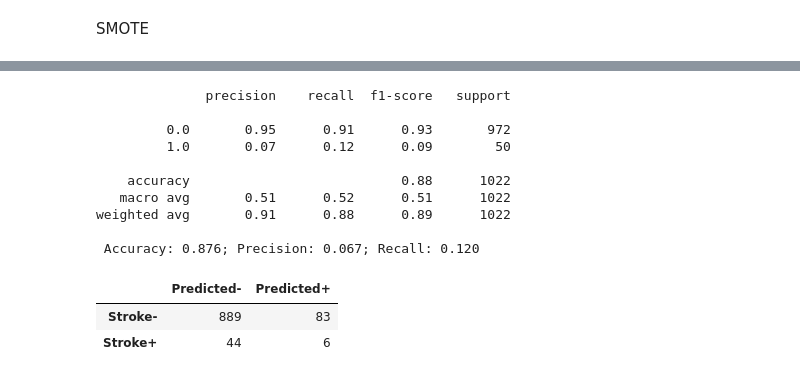
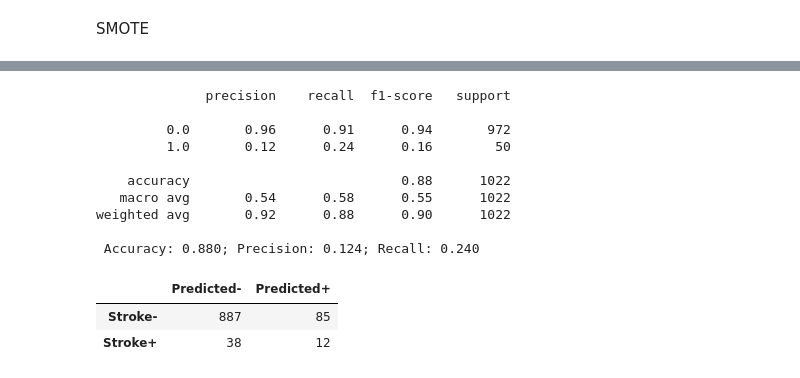
Before and after one commit to boborodono/San_Antonio_Machine_Learning_SAML, a Jupyter notebook: Corcoran/supervised_ML_models.ipynb, the cells around one changed output, grey strips where cells are left out. Cells and saved outputs as stored; diff of their text form; code cells hidden in the pictures.

```diff
--- a/Corcoran/supervised_ML_models.ipynb
+++ b/Corcoran/supervised_ML_models.ipynb
@@ -308,6 +311,6 @@ print(y_test.shape)
 scaler = StandardScaler()
 
 # Fit & transform
-scaler.fit(X_train)
-X_train_scaled = scaler.transform(X_train)
-X_test_scaled = scaler.transform(X_test)
+scaler.fit(X1_train)
+X1_train_scaled = scaler.transform(X1_train)
+X1_test_scaled = scaler.transform(X1_test)
@@ -324,28 +379,30 @@ Counter({0.0: 3888, 1.0: 3888})
 # %%
-# Create RandomForestClassifier instance
-rf_model = RandomForestClassifier(n_estimators=100, bootstrap=False, max_depth=13, min_samples_split=2, random_state=2)
+# Create RandomForestClassifier instances
+rf_model1 = RandomForestClassifier(n_estimators=100, bootstrap=False, max_depth=13, min_samples_split=2, random_state=2)
+rf_model2 = RandomForestClassifier(n_estimators=100, bootstrap=False, max_depth=13, min_samples_split=2, random_state=2)
 
-# Fit the model
-rf_model = rf_model.fit(X_train_resampled, y_train_resampled)
-
-# Evaluate the model
-y_pred1 = rf_model.predict(X_test_scaled)
-cm = confusion_matrix(y_test, y_pred1)
-cm_df = pd.DataFrame(cm, index=['Stroke-', 'Stroke+'], columns=['Predicted-', 'Predicted+'])
-print(classification_report(y_test, y_pred1))
-print(f' Accuracy: {accuracy_score(y_test, y_pred1):.3f}; Precision: {precision_score(y_test, y_pred1):.3f}; Recall: {recall_score(y_test, y_pred1):.3f}')
-cm_df
+# Fit the models
+rf_model1 = rf_model1.fit(X1_train_resampled, y1_train_resampled)
+rf_model2 = rf_model2.fit(X2_train_resampled, y2_train_resampled)
-# %% [output]
-              precision    recall  f1-score   support
-
-         0.0       0.95      0.91      0.93       972
-         1.0       0.07      0.12      0.09        50
-
-    accuracy                           0.88      1022
-   macro avg       0.51      0.52      0.51      1022
-weighted avg       0.91      0.88      0.89      1022
-
- Accuracy: 0.876; Precision: 0.067; Recall: 0.120
-|  | Predicted- | Predicted+ |
-| Stroke- | 889 | 83 |
-| Stroke+ | 44 | 6 |
+# %%
+# Evaluate rf_model1
+y1_pred1 = rf_model1.predict(X1_test_scaled)
+cm1 = confusion_matrix(y1_test, y1_pred1)
+cm1_df = pd.DataFrame(cm1, index=['Stroke-', 'Stroke+'], columns=['Predicted-', 'Predicted+'])
+print(classification_report(y1_test, y1_pred1))
+print(f' Accuracy: {accuracy_score(y1_test, y1_pred1):.3f}; Precision: {precision_score(y1_test, y1_pred1):.3f}; Recall: {recall_score(y1_test, y1_pred1):.3f}')
+cm1_df
+# %% [output]
+              precision    recall  f1-score   support
+
+         0.0       0.96      0.91      0.94       972
+         1.0       0.12      0.24      0.16        50
+
+    accuracy                           0.88      1022
+   macro avg       0.54      0.58      0.55      1022
+weighted avg       0.92      0.88      0.90      1022
+
+ Accuracy: 0.880; Precision: 0.124; Recall: 0.240
+|  | Predicted- | Predicted+ |
+| Stroke- | 887 | 85 |
+| Stroke+ | 38 | 12 |
```
Also changed, not shown: parts of 14 cells of this notebook.
